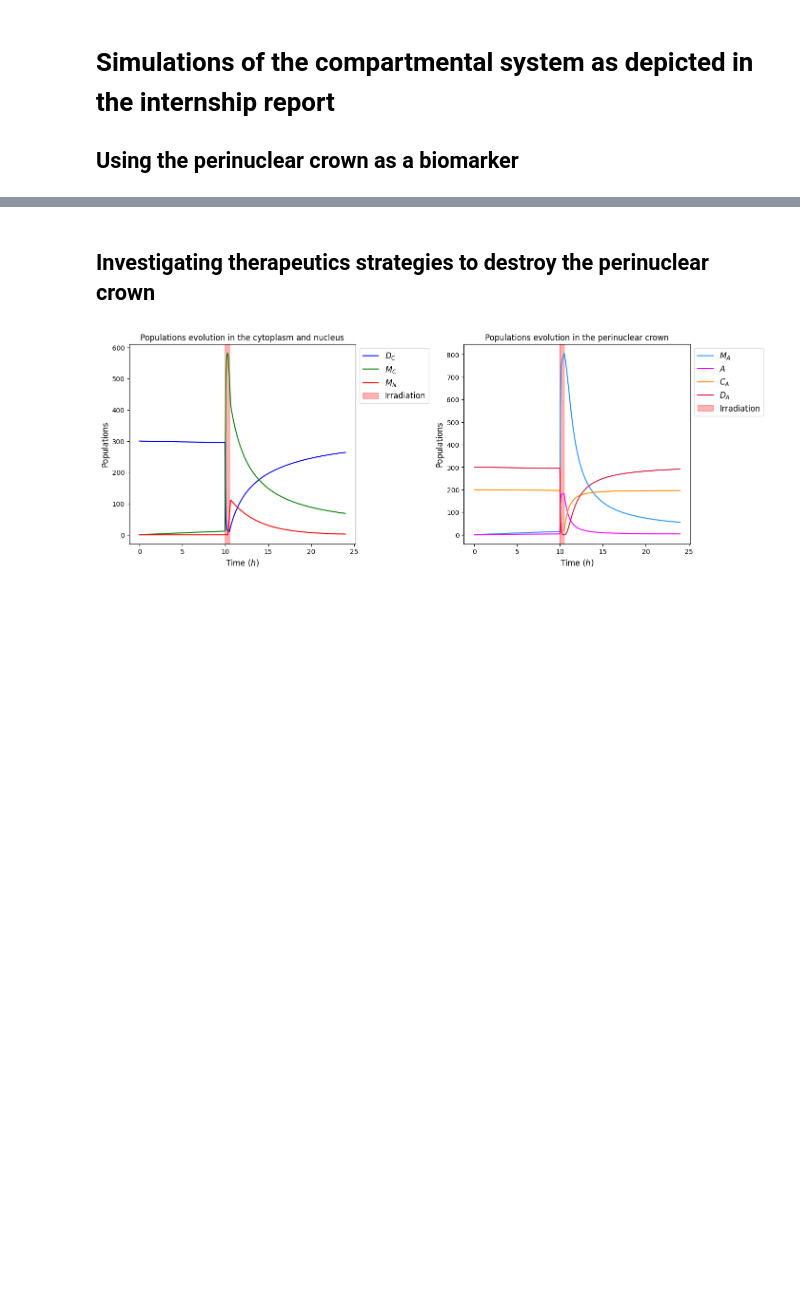
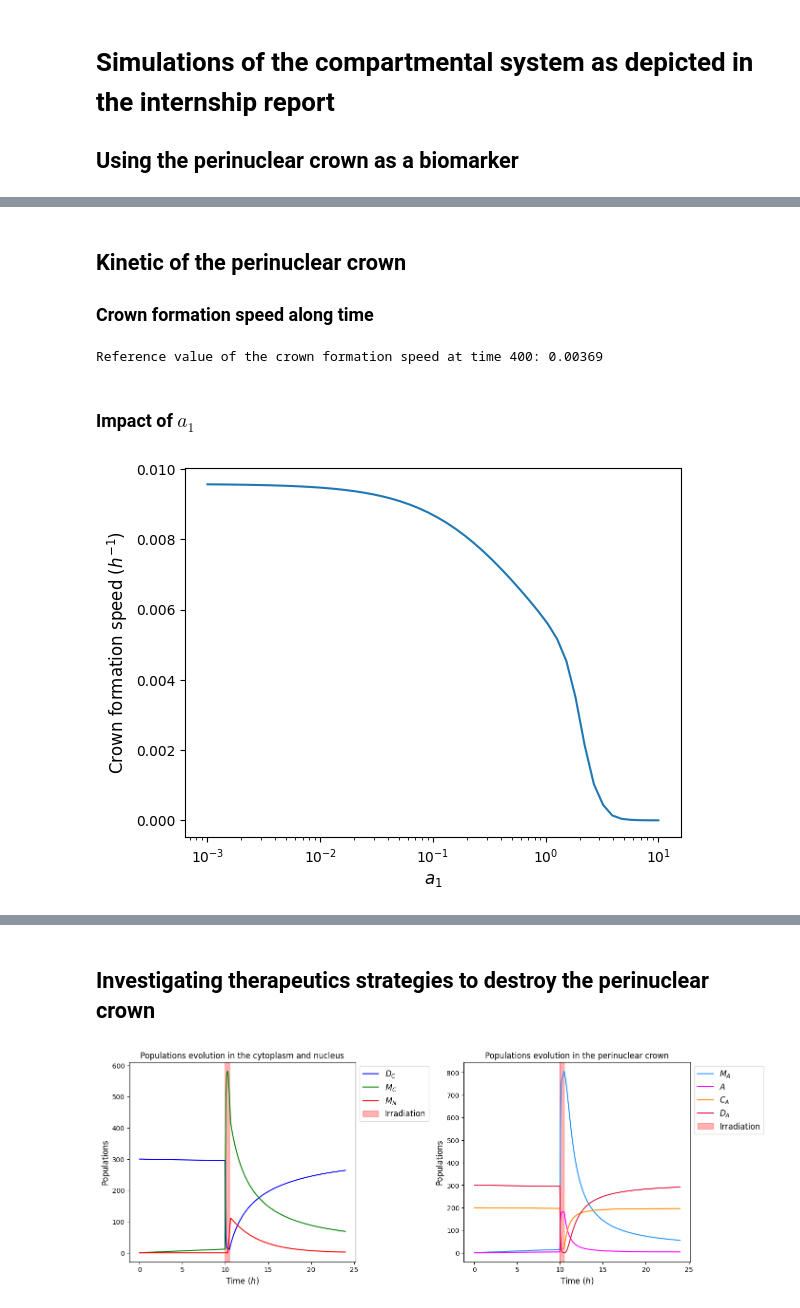
Before and after one commit to SimonBure/simulation-alzheimer, a Jupyter notebook: compartmental.ipynb, the cells around one changed output, grey strips where cells are left out. Drawn from its saved outputs; the diff is of its cells as text; code cells hidden in the pictures; blank space fills up the shorter version.

Commit message:
Adding a notebook to keep tracks of the simulations already made

```diff
--- a/compartmental.ipynb
+++ b/compartmental.ipynb
@@ -44,0 +45,53 @@ a_sim.plot_all_compartments()
+# %% [markdown]
+## Kinetic of the perinuclear crown
+### Crown formation speed along time
+# %%
+import numpy as np
+from numpy import ndarray
+import matplotlib.pyplot as plt
+
+def initialize_simulation(sim: Simulation):
+    sim.setup_compartmental_system(d0, d1, lamdA, coefs_dimer_formation_cytoplasm, coefs_migration_cytoplasm_to_crown,
+                                   coefs_migration_crown_to_nucleus, coefs_complex_formation,
+                                   coefs_dimer_formation_crown, e6, coefs_fragmentation,
+                                   initial_compartments_no_crown)
+
+    sim.setup_experimental_conditions(times_antioxidant, dose_antioxidant, times_irradiation, dose_irradiation,
+                                      times_statin, dose_statin)
+
+
+def plot_crown_formation_speed_along_rate(crown_formation_speeds: ndarray, rates: ndarray, rate_name: str):
+    plt.plot(rates, crown_formation_speeds)
+    plt.xscale("log")
+    plt.xlabel(rate_name, fontsize=12)
+    plt.ylabel("Crown formation speed ($h^{-1}$)", fontsize=12)
+    plt.show()
+# %%
+print(f"Reference value of the crown formation speed at time 400: {sim_biomarker.crown_formation_speed[400 * 60]:.3g}")
+# %% [output]
+Reference value of the crown formation speed at time 400: 0.00369
+# %% [markdown]
+### Impact of $a_1$
+# %%
+duration_kinetic = 400  # in hours
+
+a1_array = a1 * np.logspace(-2, 2, 50)
+
+crown_formation_speeds = np.zeros(a1_array.shape)
+
+for index, a1_new in enumerate(a1_array):
+    sim = Simulation(duration_kinetic, time_step)
+
+    coefs_dimer_formation_cytoplasm = a1_new, e1
+
+    initialize_simulation(sim)
+
+    sim.simulate()
+
+    crown_formation_speeds[index] = sim.crown_formation_speed[-1]
+
+coefs_dimer_formation_cytoplasm = a1, e1  # resetting the coefficients
+
+plot_crown_formation_speed_along_rate(crown_formation_speeds, a1_array, "$a_1$")
+# %% [output]
+[figure, added]
```
Also changed, not shown: parts of 25 cells of this notebook, 3 other files.
